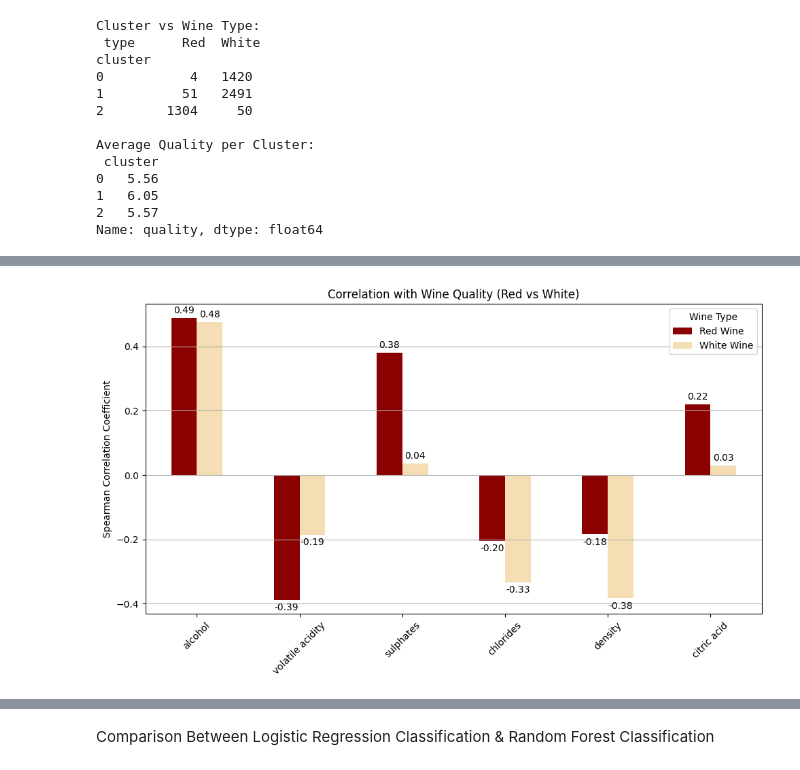
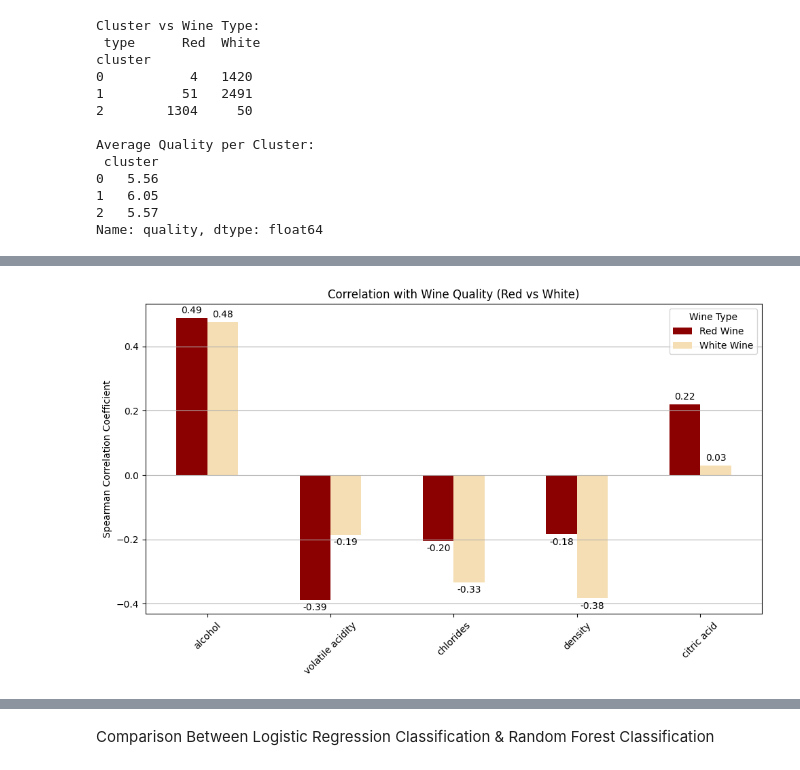
Before and after one commit to SamraatJain9/CSC2034_Project_Data, a Jupyter notebook: main.ipynb, the cells around one changed output, grey strips where cells are left out. Saved outputs shown, nothing was run; the diff lists cells and outputs as text; code cells hidden in the pictures.

```diff
--- a/main.ipynb
+++ b/main.ipynb
@@ -1019,29 +900,29 @@ These may still be valuable in nonlinear models or via interaction terms, but th
 # %%
 # Evaluating features that correlate with the quality, seprately for red and white wines.
 
 # Correlation with 'quality' for selected features only
-selected_features = ['alcohol', 'volatile acidity', 'sulphates', 'chlorides', 'density', 'citric acid']
+selected_features = ['alcohol', 'volatile acidity', 'chlorides', 'density', 'citric acid']
 
 red_corr = red_wine[selected_features + ['quality']].corr(method='spearman')['quality'].drop('quality')
 white_corr = white_wine[selected_features + ['quality']].corr(method='spearman')['quality'].drop('quality')
 
 corr_dataframe = pd.DataFrame({
     'Red Wine': red_corr,
     'White Wine': white_corr
 })
 
 ax = corr_dataframe.plot(kind='bar', figsize=(10, 6), color=['#8B0000', '#F5DEB3'])
 
 plt.title('Correlation with Wine Quality (Red vs White)')
 plt.ylabel('Spearman Correlation Coefficient')
 plt.xticks(rotation=45)
 plt.grid(axis='y')
 plt.legend(title='Wine Type')
 
 for container in ax.containers:
     ax.bar_label(container, fmt='%.2f', label_type='edge', padding=3)
 
 plt.tight_layout()
 plt.show()
 # %% [output]
-[figure, old version]
+[figure, new version]
```
Also changed, not shown: parts of 9 cells of this notebook.
